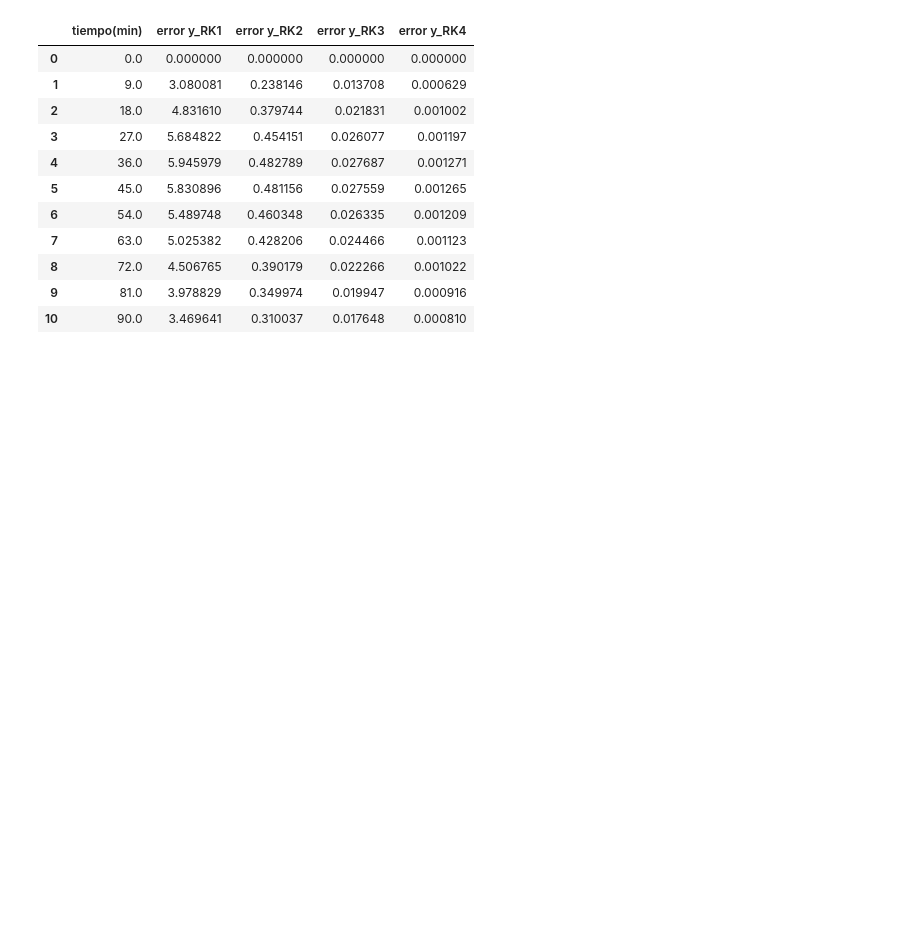
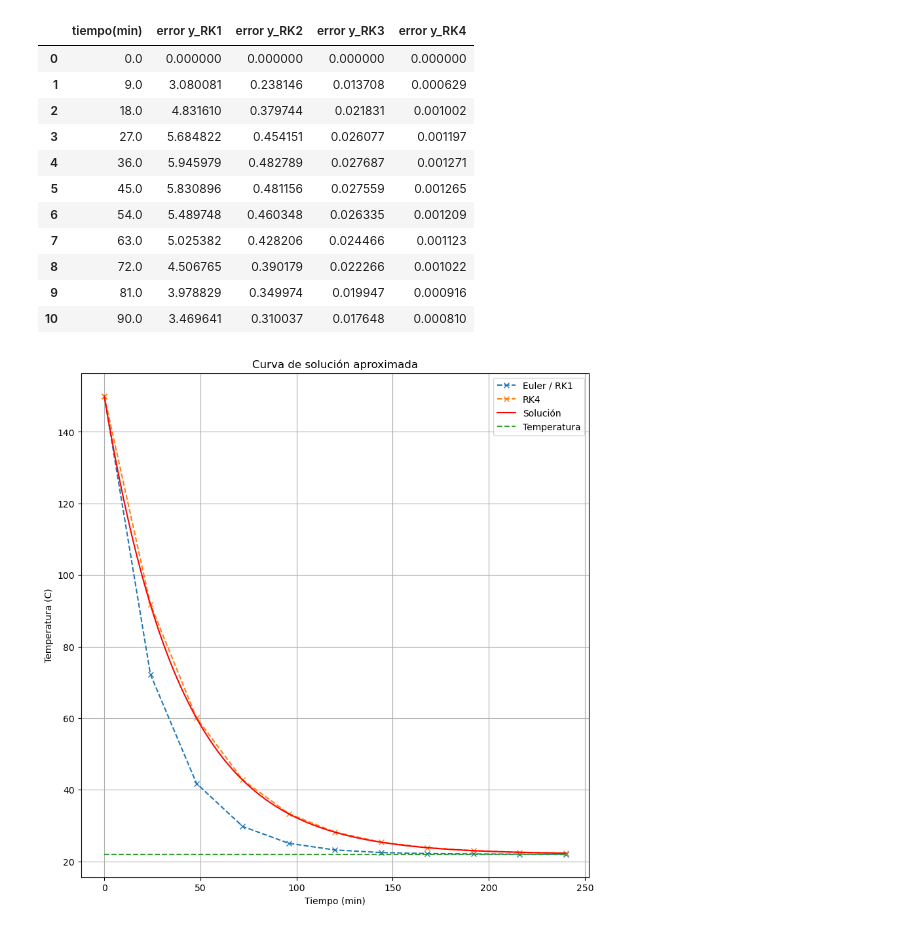
Before and after one commit to caramirezs/MetNum_202260, a Jupyter notebook: 4.2_Runge-Kutta.ipynb, the cells around one changed output. Drawn from its saved outputs; the diff is of its cells as text; code cells hidden in the pictures; blank space fills up the shorter version.

```diff
--- a/4.2_Runge-Kutta.ipynb
+++ b/4.2_Runge-Kutta.ipynb
@@ -139,3 +139,38 @@ df_error
 | 8 | 72.0 | 4.506765 | 0.390179 | 0.022266 | 0.001022 |
 | 9 | 81.0 | 3.978829 | 0.349974 | 0.019947 | 0.000916 |
 | 10 | 90.0 | 3.469641 | 0.310037 | 0.017648 | 0.000810 |
+# %%
+k = -0.0253
+m = 0
+d = 50
+temp = lambda t: -m*np.sin(np.pi*t/d) + 22
+func = lambda t, y: k*(y- temp(t))
+to = 0
+tf = 60*4
+yo = 150
+n = 10
+t,y = KR1(func,to,yo,tf, n)
+t2,y2 = KR2(func,to,yo,tf, n)
+t3,y3 = KR3(func,to,yo,tf, n)
+t4,y4 = KR4(func,to,yo,tf, n)
+fig = plt.figure(figsize=(10, 10))
+plt.plot(t,y, 'x--', label='Euler / RK1')
+# plt.plot(t2,y2, 'x--', label='RK2')
+# plt.plot(t3,y3, 'x--', label='RK3')
+plt.plot(t4,y4, 'x--', label='RK4')
+
+# Si se tiene la curva solución
+t_l = linspace(to , tf, 1000)
+y_sol = lambda t: (1/(d**2*k**2 + np.pi**2)) * (22*d**2*k**2 + 128*d**2*k**2*np.exp(k*t) + d*k*m*np.pi*np.exp(k*t) + 22*np.pi**2 + 128*np.pi**2*np.exp(k*t) - d*k*m*np.pi*np.cos(np.pi*t/d) - d**2*k**2*m*np.sin(np.pi*t/d))
+plt.plot(t_l,y_sol(t_l), 'r', label='Solución')
+plt.plot(t_l,temp(t_l), '--', label='Temperatura')
+# # # # # # # # # # # #
+
+plt.title("Curva de solución aproximada")
+plt.grid(True)
+plt.xlabel('Tiempo (min)')
+plt.ylabel('Temperatura (C)')
+plt.legend()
+plt.show()
+# %% [output]
+[figure, added]
```
Also changed, not shown: parts of 1 cell of this notebook.
